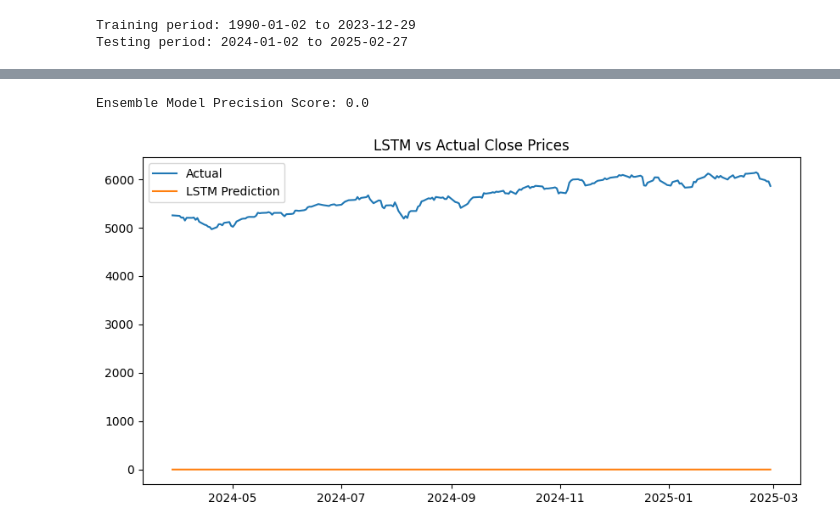
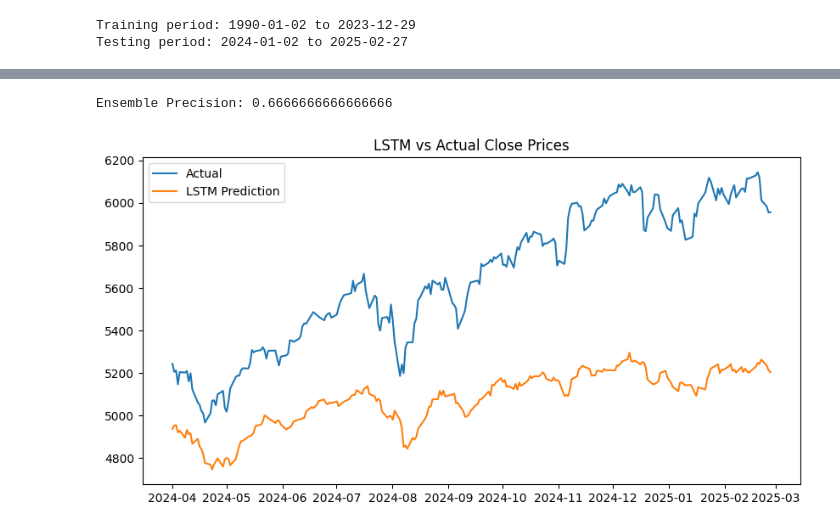
Before and after one commit to AhmedBafuleh/ai-ml-with-python-and-knime-2024, a Jupyter notebook: AI.ipynb, the cells around one changed output, grey strips where cells are left out. Saved outputs shown, nothing was run; the diff lists cells and outputs as text; code cells hidden in the pictures.

Commit message:
LSTM
Fixed LSTM

```diff
--- a/AI.ipynb
+++ b/AI.ipynb
@@ -183,37 +191,40 @@ Epoch 100/100
 # %%
-# Combining Both Models using Voting Classifier
-from sklearn.linear_model import LogisticRegression
+y_pred = target_scaler.inverse_transform(y_pred_scaled).flatten()
 
-# Convert LSTM Predictions to Probability Scores
-y_pred_proba = y_pred_scaled.flatten()
 
-def weighted_ensemble(rf_preds, xgb_preds, lstm_preds, weights=[0.4, 0.4, 0.2]):
-    return (weights[0] * rf_preds) + (weights[1] * xgb_preds) + (weights[2] * lstm_preds)
+actual_closes = test_df["Close"].values[window:-1]
+lstm_binary = (y_pred > actual_closes).astype(int)
 
-# Get individual model predictions
+
 rf_proba = rf_model.predict_proba(test_df[predictors])[:, 1]
 xgb_proba = xgb_model.predict_proba(test_df[predictors])[:, 1]
-min_len = min(len(rf_proba), len(xgb_proba), len(y_pred_proba))
+
+
+min_len = min(len(rf_proba), len(xgb_proba), len(lstm_binary))
 rf_proba = rf_proba[-min_len:]
 xgb_proba = xgb_proba[-min_len:]
-lstm_proba = y_pred_proba[-min_len:]
+lstm_binary = lstm_binary[-min_len:]
 
-# Compute the final ensemble prediction
-ensemble_proba = weighted_ensemble(rf_proba, xgb_proba, lstm_proba)
-ensemble_predictions = (ensemble_proba >= 0.5).astype(int)
-ensemble_model = VotingClassifier(estimators=[('rf', rf_model), ('xgb', xgb_model)], voting='soft')
-ensemble_model.fit(train_df[predictors], train_df['Target'])
-ensemble_proba = ensemble_model.predict_proba(test_df[predictors])[:, 1]
-ensemble_predictions = (ensemble_proba >= 0.5).astype(int)
+ensemble_predictions = (
+    0.4 * rf_proba +
+    0.4 * xgb_proba +
+    0.2 * lstm_binary
+) >= 0.5
 
-print("Ensemble Model Precision Score:", precision_score(test_df["Target"], ensemble_predictions))
 
-plt.figure(figsize=(10, 5))
-plt.plot(test_df.index[window:], test_df["Close"].values[window:], label="Actual")
-plt.plot(test_df.index[window:], y_pred.flatten(), label="LSTM Prediction")
+aligned_target = test_df["Target"].iloc[window + 1 : window + 1 + min_len]
+pred_dates = test_df.index[window + 1 : window + 1 + min_len]
+
+
+print("Ensemble Precision:", precision_score(aligned_target, ensemble_predictions))
+
+
+plt.figure(figsize=(10,5))
+plt.plot(pred_dates, test_df.loc[pred_dates, "Close"], label="Actual")
+plt.plot(pred_dates, y_pred[-min_len:], label="LSTM Prediction")
 plt.legend()
 plt.title("LSTM vs Actual Close Prices")
 plt.show()
 # %% [output]
-Ensemble Model Precision Score: 0.0
+Ensemble Precision: 0.6666666666666666
-[figure, old version]
+[figure, new version]
```
Also changed, not shown: parts of 4 cells of this notebook.
